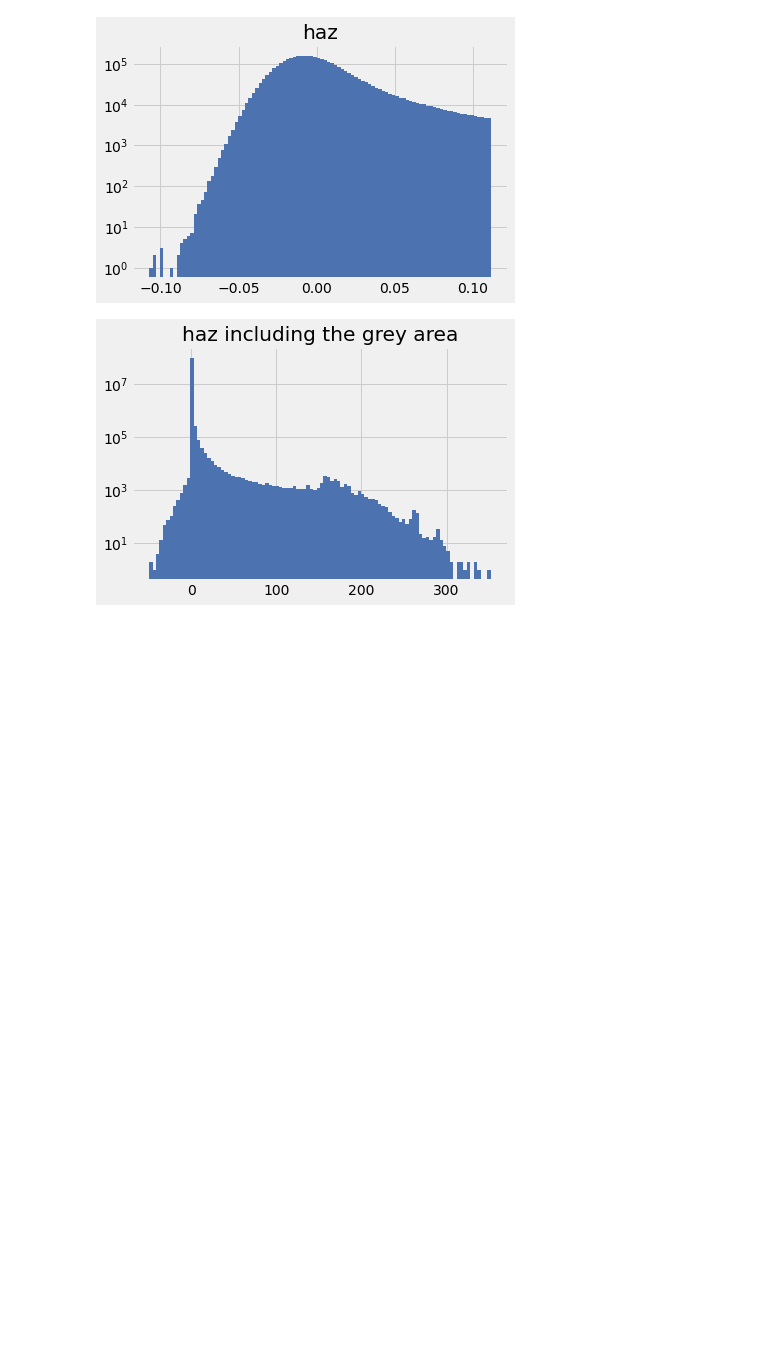
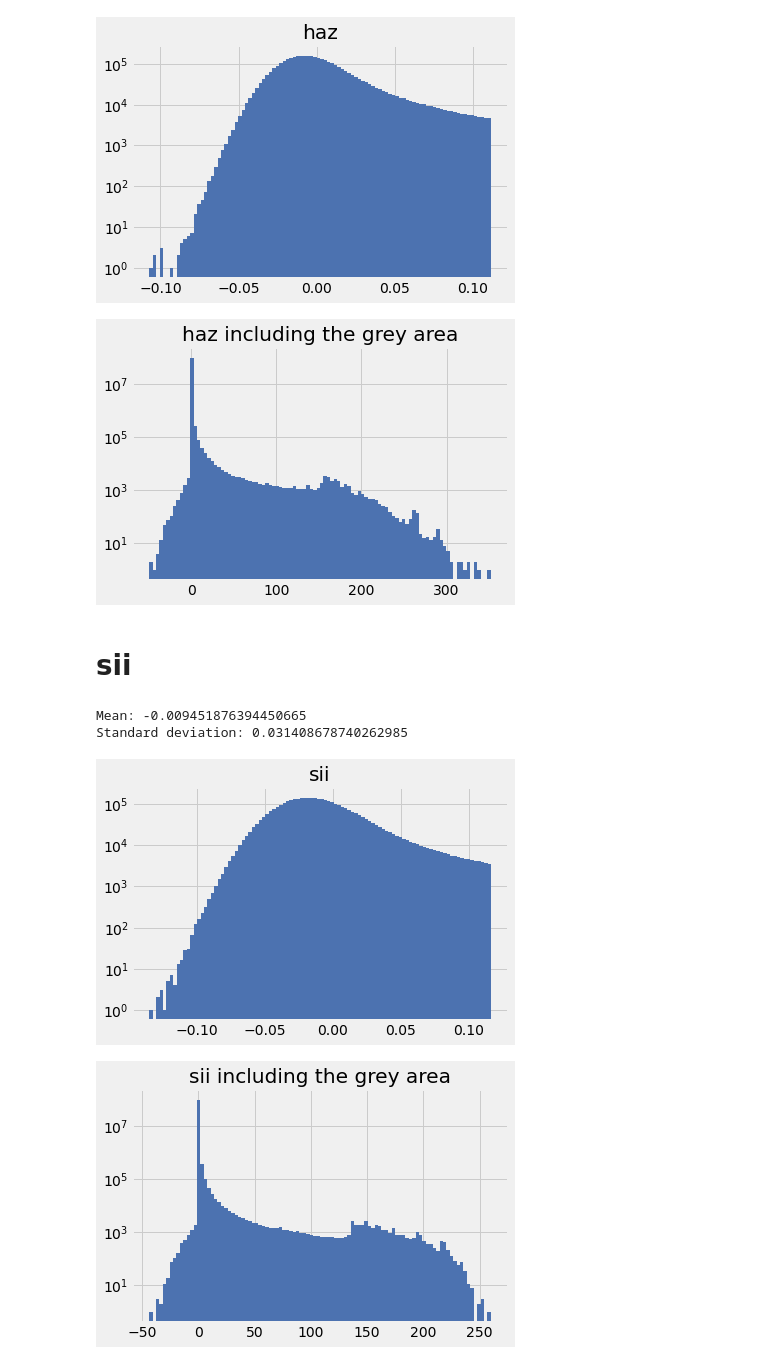
Before and after one commit to F7East/capstone-notes, a Jupyter notebook: GPT.ipynb, the cells around one changed output. Cells and saved outputs as stored; diff of their text form; code cells hidden in the pictures; blank space fills up the shorter version.

Commit message:
Updated sii histogram

```diff
--- a/GPT.ipynb
+++ b/GPT.ipynb
@@ -108,3 +110,14 @@ Mean: 0.002168191596865654
 Standard deviation: 0.027331920340657234
 [figure]
 [figure]
+# %% [markdown]
+# sii
+# %%
+file = 'all-v404-sii.fits'
+data = read(path + file)
+hist(data, 'sii')
+# %% [output]
+Mean: -0.009451876394450665
+Standard deviation: 0.031408678740262985
+[figure, added]
+[figure, added]
```
Also changed, not shown: parts of 1 cell of this notebook.
